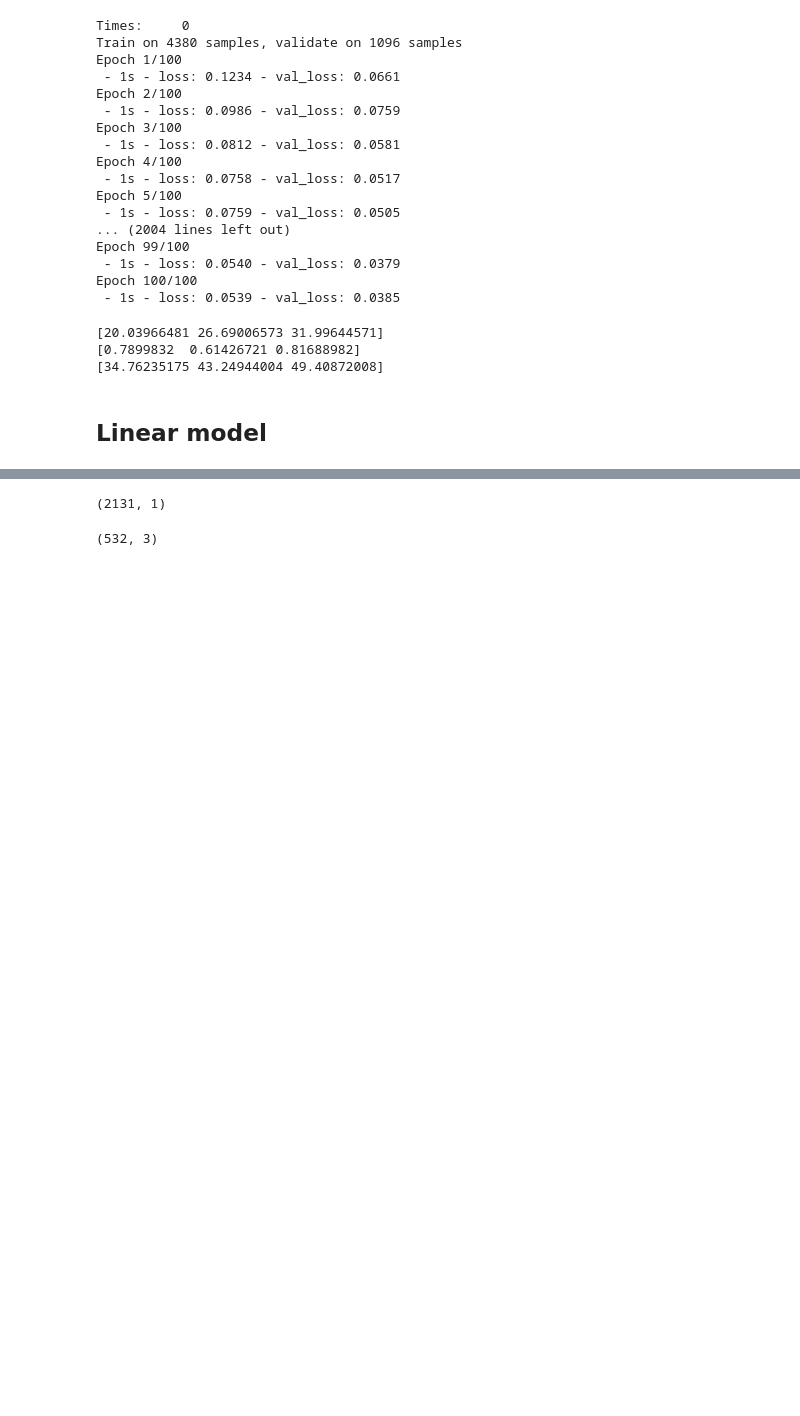
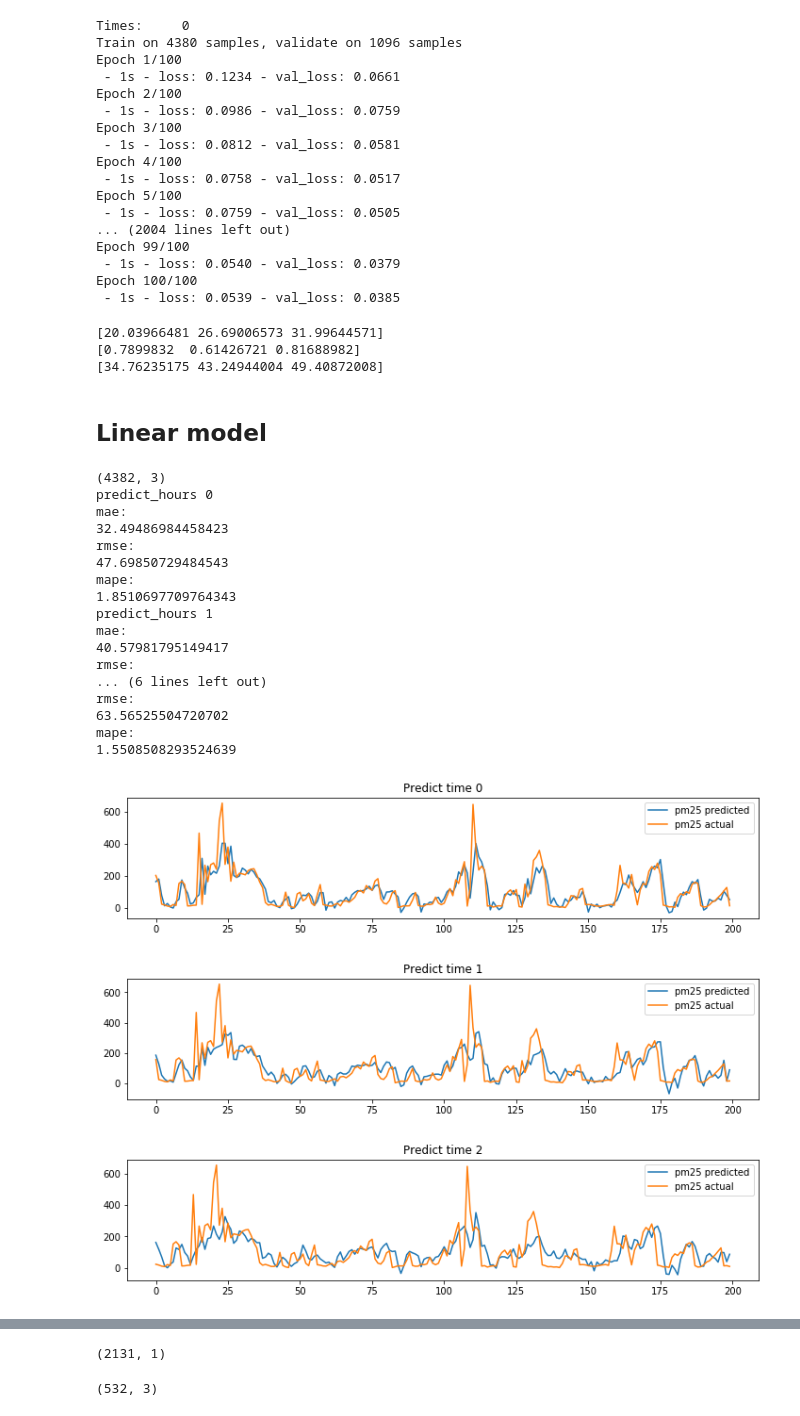
Before and after one commit to luoweimeng/Air-Quality, a Jupyter notebook: LSTM.ipynb, the cells around one changed output, grey strips where cells are left out. Cells and saved outputs as stored; diff of their text form; code cells hidden in the pictures; blank space fills up the shorter version.

```diff
--- a/LSTM.ipynb
+++ b/LSTM.ipynb
@@ -252,3 +253,48 @@ pm25_predict_lr = inv_normalization(y_predict_lr, predict_hours)
+# %%
+y_train_lr = reg.predict(train_X.reshape((train_X.shape[0], train_X.shape[1] * train_X.shape[2])))
+
+pm25_train_lr = inv_normalization(scaler, y_train_lr, predict_hours)
+train_y_true = inv_normalization(scaler, train_y, predict_hours)
+print(train_y.shape)
+
+for i in range(predict_hours):
+    print("predict_hours " + str(i))
+    print("mae:")
+    print(mean_absolute_error(pm25_train_lr[:, i], train_y_true[:, i]))
+    print("rmse:")
+    print(math.sqrt(mean_squared_error(pm25_train_lr[:2000, i], train_y_true[:2000, i])))
+    print("mape:")
+    print(mean_absolute_percentage_error(pm25_train_lr[:, i], train_y_true[:, i]))
+
+# Plot for linear regression
+for i in range(predict_hours):
+    plt.subplot(predict_hours, 1, i+1)
+    plt.plot(pm25_train_lr[-200:, i], '-', label = 'pm25 predicted')
+    plt.plot(train_y_true[-200:, i], '-', label = 'pm25 actual')
+    plt.legend()
+    plt.title('Predict time '+ str(i))
+    plt.show()
+# %% [output]
+(4382, 3)
+predict_hours 0
+mae:
+32.49486984458423
+rmse:
+47.69850729484543
+mape:
+1.8510697709764343
+predict_hours 1
+mae:
+40.57981795149417
+rmse:
+... (6 lines left out)
+rmse:
+63.56525504720702
+mape:
+1.5508508293524639
+[figure, added]
+[figure, added]
+[figure, added]
 # %%
 for i in range(predict_hours):
     print("predict_hours " + str(i))
```
Also changed, not shown: parts of 23 cells of this notebook, 15 other files.
